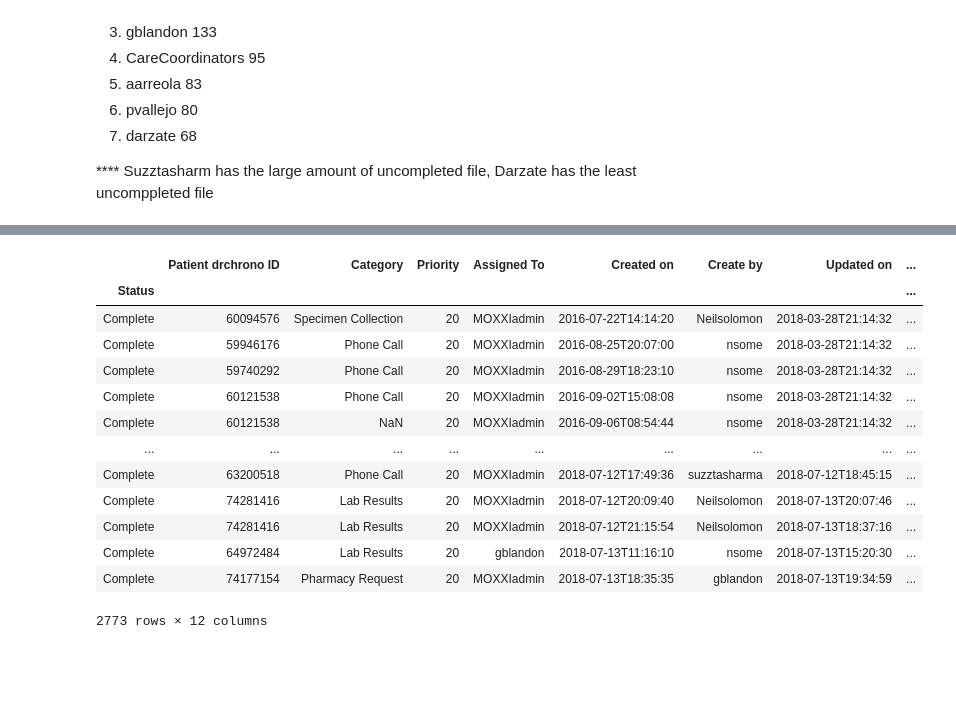
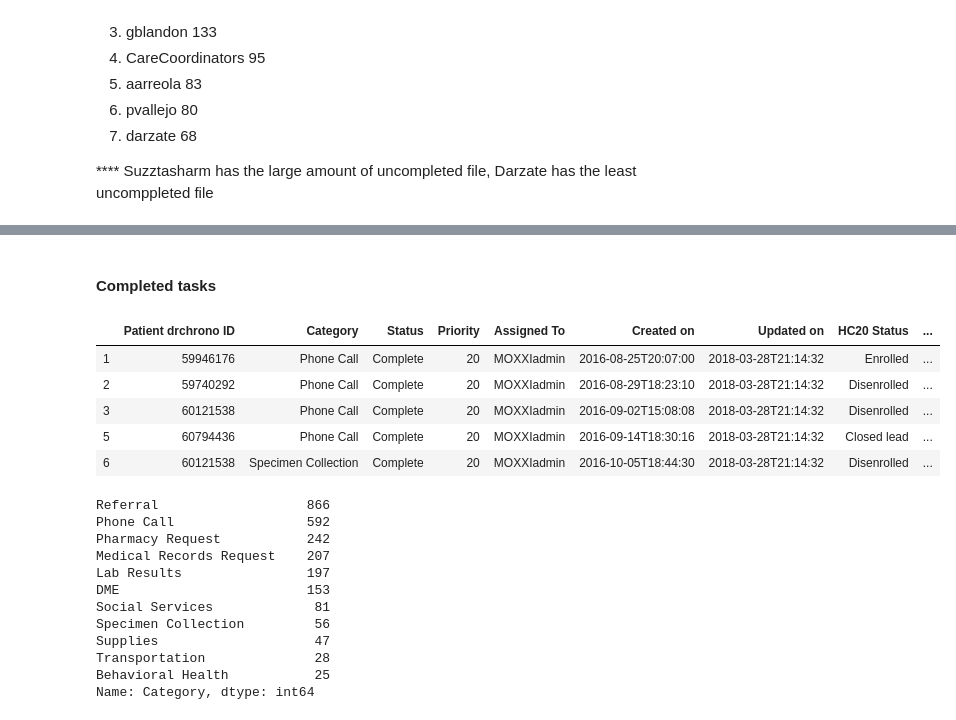
Before and after one commit to ThoaShook/Analyst_Test_Tasks, a Jupyter notebook: Analyst_Test_Tasks/Analyst_Test_Tasks.ipynb, the cells around one changed output, grey strips where cells are left out. Cells and saved outputs as stored; diff of their text form; code cells hidden in the pictures; blank space fills up the shorter version.

```diff
--- a/Analyst_Test_Tasks/Analyst_Test_Tasks.ipynb
+++ b/Analyst_Test_Tasks/Analyst_Test_Tasks.ipynb
@@ -71,0 +68,4 @@ tasks.shape
+# %%
+tasks.drop(['Stratification level', 'Next Appt Date','Create by'],axis =1, inplace=True)
+# %%
+tasks.dropna(inplace=True)
@@ -208,18 +180,29 @@ Name: Category, dtype: int64
+# %% [markdown]
+#### Completed tasks
 # %%
+# Check for the Completed tasks
 tasks_completed = tasks.loc[tasks['Status'] =='Complete']
-tasks_completed.set_index('Status')
+tasks_completed.head()
 # %% [output]
-|  | Patient drchrono ID | Category | Priority | Assigned To | Created on | Create by | Updated on | ... |
-| Status |  |  |  |  |  |  |  | ... |
-| Complete | 60094576 | Specimen Collection | 20 | MOXXIadmin | 2016-07-22T14:14:20 | Neilsolomon | 2018-03-28T21:14:32 | ... |
-| Complete | 59946176 | Phone Call | 20 | MOXXIadmin | 2016-08-25T20:07:00 | nsome | 2018-03-28T21:14:32 | ... |
-| Complete | 59740292 | Phone Call | 20 | MOXXIadmin | 2016-08-29T18:23:10 | nsome | 2018-03-28T21:14:32 | ... |
-| Complete | 60121538 | Phone Call | 20 | MOXXIadmin | 2016-09-02T15:08:08 | nsome | 2018-03-28T21:14:32 | ... |
-| Complete | 60121538 | NaN | 20 | MOXXIadmin | 2016-09-06T08:54:44 | nsome | 2018-03-28T21:14:32 | ... |
-| ... | ... | ... | ... | ... | ... | ... | ... | ... |
-| Complete | 63200518 | Phone Call | 20 | MOXXIadmin | 2018-07-12T17:49:36 | suzztasharma | 2018-07-12T18:45:15 | ... |
-| Complete | 74281416 | Lab Results | 20 | MOXXIadmin | 2018-07-12T20:09:40 | Neilsolomon | 2018-07-13T20:07:46 | ... |
-| Complete | 74281416 | Lab Results | 20 | MOXXIadmin | 2018-07-12T21:15:54 | Neilsolomon | 2018-07-13T18:37:16 | ... |
-| Complete | 64972484 | Lab Results | 20 | gblandon | 2018-07-13T11:16:10 | nsome | 2018-07-13T15:20:30 | ... |
-| Complete | 74177154 | Pharmacy Request | 20 | MOXXIadmin | 2018-07-13T18:35:35 | gblandon | 2018-07-13T19:34:59 | ... |
+|  | Patient drchrono ID | Category | Status | Priority | Assigned To | Created on | Updated on | HC20 Status | ... |
+| 1 | 59946176 | Phone Call | Complete | 20 | MOXXIadmin | 2016-08-25T20:07:00 | 2018-03-28T21:14:32 | Enrolled | ... |
+| 2 | 59740292 | Phone Call | Complete | 20 | MOXXIadmin | 2016-08-29T18:23:10 | 2018-03-28T21:14:32 | Disenrolled | ... |
+| 3 | 60121538 | Phone Call | Complete | 20 | MOXXIadmin | 2016-09-02T15:08:08 | 2018-03-28T21:14:32 | Disenrolled | ... |
+| 5 | 60794436 | Phone Call | Complete | 20 | MOXXIadmin | 2016-09-14T18:30:16 | 2018-03-28T21:14:32 | Closed lead | ... |
+| 6 | 60121538 | Specimen Collection | Complete | 20 | MOXXIadmin | 2016-10-05T18:44:30 | 2018-03-28T21:14:32 | Disenrolled | ... |
-2773 rows × 12 columns
+# %%
+# check to see how many tasks in the data set (11 categories of tasks)
+tasks_completed['Category'].value_counts()
+# %% [output]
+Referral                   866
+Phone Call                 592
+Pharmacy Request           242
+Medical Records Request    207
+Lab Results                197
+DME                        153
+Social Services             81
+Specimen Collection         56
+Supplies                    47
+Transportation              28
+Behavioral Health           25
+Name: Category, dtype: int64
```
Also changed, not shown: parts of 26 cells of this notebook, 1 other file.
